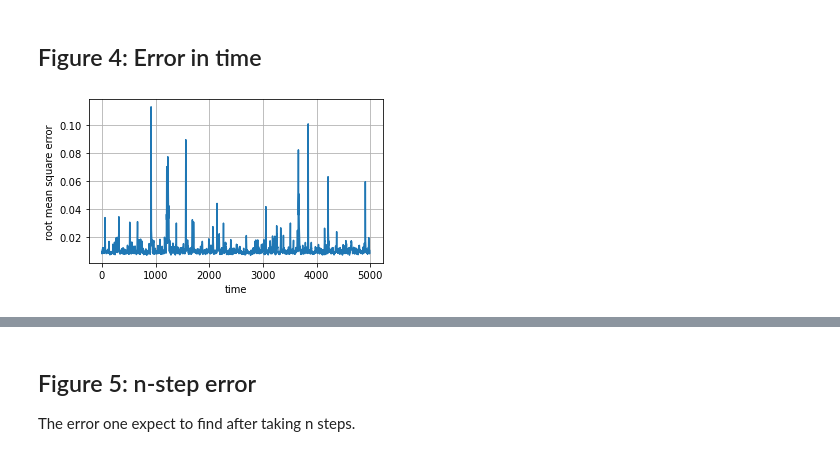
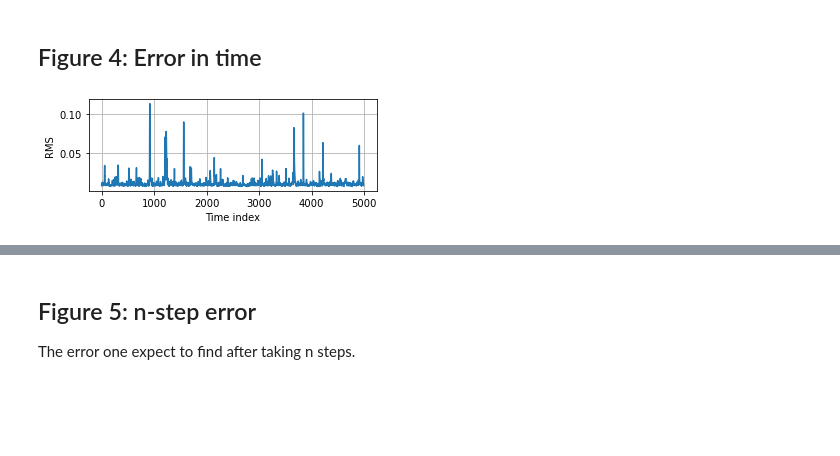
Before and after one commit to GerbenBeintema/SS-encoder-video, a Jupyter notebook: ball-in-box-encoder-approach.ipynb, the cells around one changed output, grey strips where cells are left out. Saved outputs shown, nothing was run; the diff lists cells and outputs as text; code cells hidden in the pictures; blank space fills up the shorter version.

```diff
--- a/ball-in-box-encoder-approach.ipynb
+++ b/ball-in-box-encoder-approach.ipynb
@@ -45,17 +107,49 @@ Reproduction of: Wahlstrom, N., Schon, T.B., and Deisenroth, M.P.
 (2015). Learning deep dynamical models from image
 pixels. IFAC-PapersOnLine, 48(28), 1059–1064.
 # %%
-if False:
+def get_IO_sys():
     fit_sys_auto = deepSI.fit_systems.System_IO_auto_encoder(nz=6, na=5, nb=5)
     fit_sys_auto.use_norm = False #the norm will not be fitted automatically
     fit_sys_auto.norm.y0 = np.mean(train.y) #fit global values
     fit_sys_auto.norm.ystd = np.std(train.y)
     fit_sys_auto.norm.u0 = np.mean(train.u,axis=0)
     fit_sys_auto.norm.ustd = np.std(train.u,axis=0)
+    return fit_sys_auto
+
+if False:
+    fit_sys_auto = get_IO_sys()
     fit_sys_auto.fit(train.flatten(),verbose=2, epochs=15*600, Loss_kwargs=dict(),sim_val=val.flatten())
 #     fit_sys_auto.save_system('systems/IO-autoencoder-sys') #overwrite is bad
 else:
     fit_sys_auto = deepSI.load_system('systems/IO-autoencoder-sys')
+
+if False:
+    fit_sys_auto_5 = get_IO_sys()
+    fit_sys_auto_5.fit(train_5.flatten(),verbose=2, epochs=1000, Loss_kwargs=dict(),sim_val=val_5.flatten())
+    fit_sys_auto_5.save_system('systems/IO-autoencoder-sys-5') #overwrite is bad
+else:
+    fit_sys_auto_5 = deepSI.load_system('systems/IO-autoencoder-sys-5')
+
+if False:
+    fit_sys_auto_20 = get_IO_sys()
+    fit_sys_auto_20.fit(train_20.flatten(),verbose=2, epochs=1000, Loss_kwargs=dict(),sim_val=val_20.flatten())
+    fit_sys_auto_20.save_system('systems/IO-autoencoder-sys-20') #overwrite is bad
+else:
+    fit_sys_auto_20 = deepSI.load_system('systems/IO-autoencoder-sys-20')
+
+if False:
+    fit_sys_auto_50 = get_IO_sys()
+    fit_sys_auto_50.fit(train_50.flatten(),verbose=2, epochs=1000, Loss_kwargs=dict(),sim_val=val_50.flatten())
+    fit_sys_auto_50.save_system('systems/IO-autoencoder-sys-50') #overwrite is bad
+else:
+    fit_sys_auto_50 = deepSI.load_system('systems/IO-autoencoder-sys-50')
+
+if False:
+    fit_sys_auto_100 = get_IO_sys()
+    fit_sys_auto_100.fit(train_100.flatten(),verbose=2, epochs=1000, Loss_kwargs=dict(),sim_val=val_100.flatten())
+    fit_sys_auto_100.save_system('systems/IO-autoencoder-sys-100') #overwrite is bad
+else:
+    fit_sys_auto_100 = deepSI.load_system('systems/IO-autoencoder-sys-100')
 # %%
 test_SS_encoder, test_IO_auto = fit_sys.apply_experiment(test.flatten()).reshape_as(test), fit_sys_auto.apply_experiment(test.flatten()).reshape_as(test)
 train_SS_encoder, train_IO_auto = fit_sys.apply_experiment(train.flatten()).reshape_as(train), fit_sys_auto.apply_experiment(train.flatten()).reshape_as(train)
@@ -137,13 +266,13 @@ plt.show()
 ## Figure 4: Error in time
 # %%
 diff = (test_SS_encoder-test)
-plt.figure(figsize=(5,3))
+plt.figure(figsize=(5,2))
 plt.plot(np.mean(diff.y[10:]**2,axis=(1,2))**0.5)
-plt.ylabel('root mean square error')
-plt.xlabel('time')
+plt.ylabel('RMS')
+plt.xlabel('Time index')
 plt.tight_layout()
 plt.grid()
 plt.savefig('./figures/time-square-error.pdf')
 plt.show()
 # %% [output]
-[figure, old version]
+[figure, new version]
```
Also changed, not shown: parts of 17 cells of this notebook.
